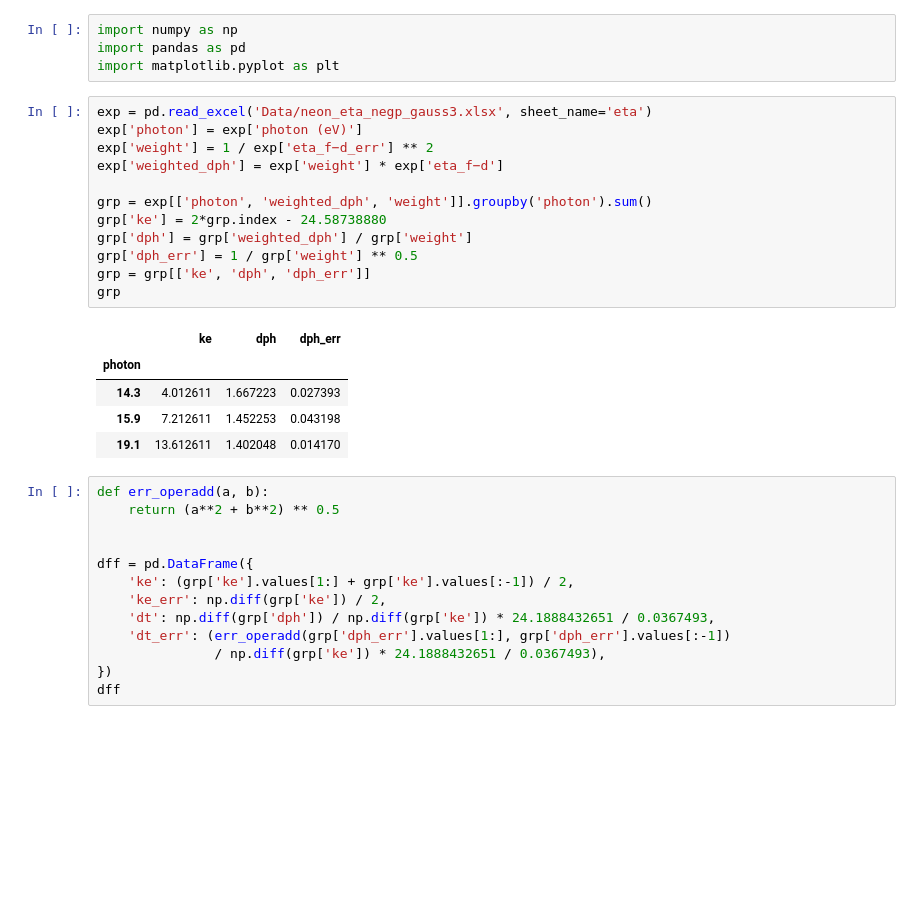
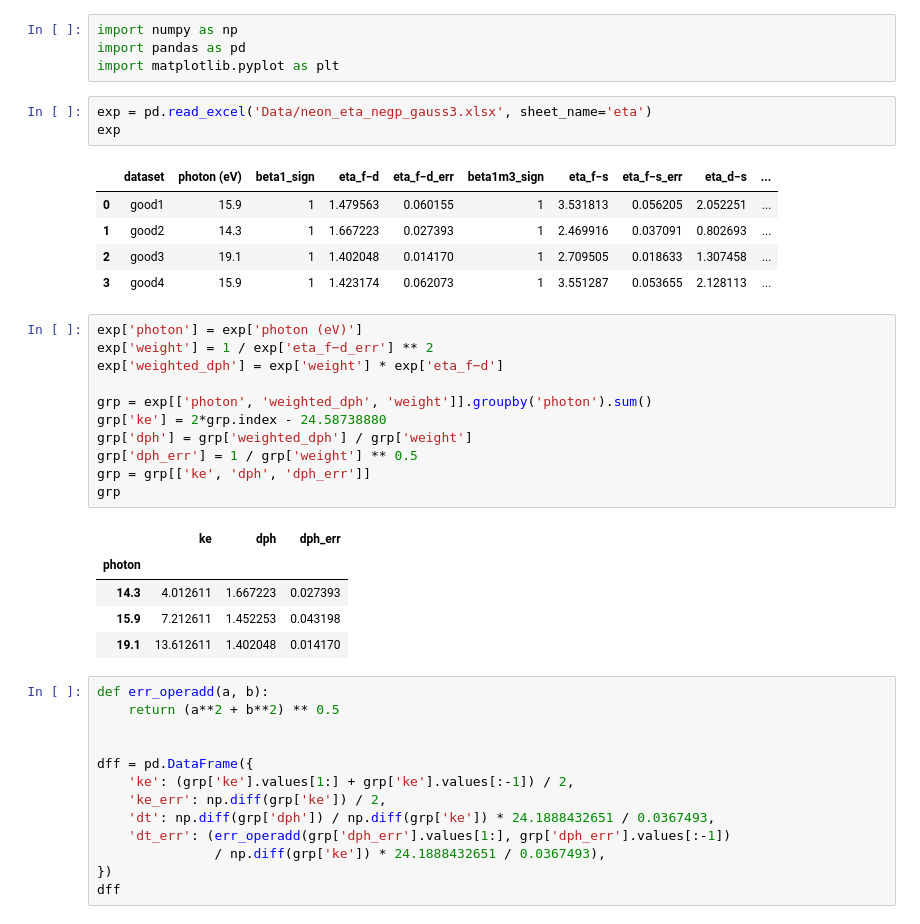
Before and after one commit to DaehyunPY/FERMI20144077, a Jupyter notebook: Notebooks/fig_compare.ipynb, the cells around one changed output. Cells and saved outputs as stored; diff of their text form; blank space fills up the shorter version.

```diff
--- a/Notebooks/fig_compare.ipynb
+++ b/Notebooks/fig_compare.ipynb
@@ -2,8 +2,16 @@
 import numpy as np
 import pandas as pd
 import matplotlib.pyplot as plt
+# %%
+exp = pd.read_excel('Data/neon_eta_negp_gauss3.xlsx', sheet_name='eta')
+exp
+# %% [output]
+|  | dataset | photon (eV) | beta1_sign | eta_f−d | eta_f−d_err | beta1m3_sign | eta_f−s | eta_f−s_err | eta_d−s | ... |
+| 0 | good1 | 15.9 | 1 | 1.479563 | 0.060155 | 1 | 3.531813 | 0.056205 | 2.052251 | ... |
+| 1 | good2 | 14.3 | 1 | 1.667223 | 0.027393 | 1 | 2.469916 | 0.037091 | 0.802693 | ... |
+| 2 | good3 | 19.1 | 1 | 1.402048 | 0.014170 | 1 | 2.709505 | 0.018633 | 1.307458 | ... |
+| 3 | good4 | 15.9 | 1 | 1.423174 | 0.062073 | 1 | 3.551287 | 0.053655 | 2.128113 | ... |
 # %%
-exp = pd.read_excel('Data/neon_eta_negp_gauss3.xlsx', sheet_name='eta')
 exp['photon'] = exp['photon (eV)']
 exp['weight'] = 1 / exp['eta_f−d_err'] ** 2
 exp['weighted_dph'] = exp['weight'] * exp['eta_f−d']
```
